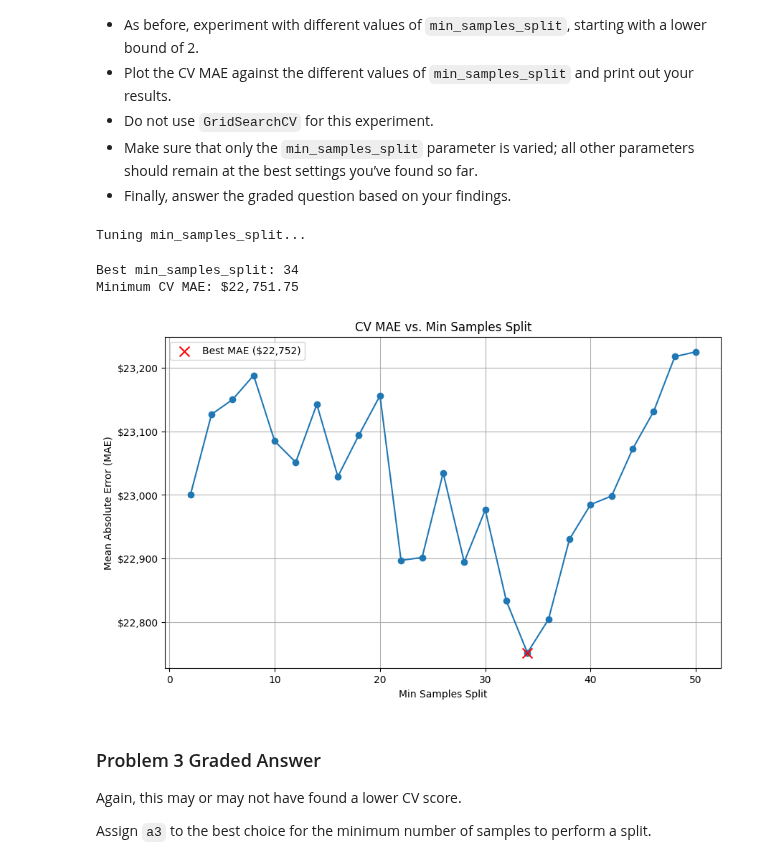
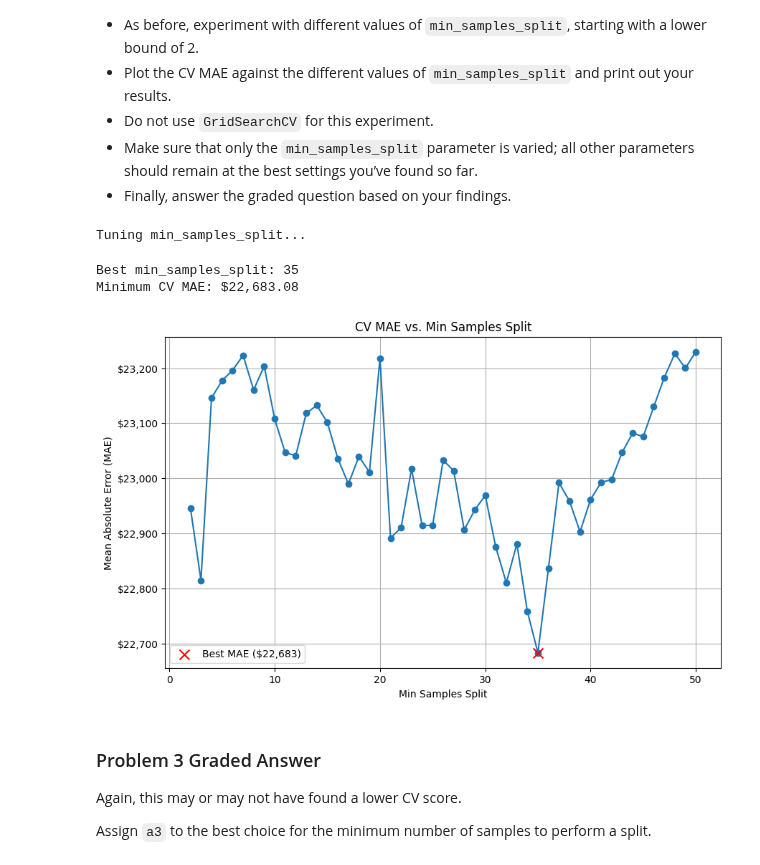
Before and after one commit to waysnyder/Module-3-Assignments, a Jupyter notebook: Homework_06.ipynb, the cells around one changed output. Saved outputs shown, nothing was run; the diff lists cells and outputs as text; code cells hidden in the pictures.

```diff
--- a/Homework_06.ipynb
+++ b/Homework_06.ipynb
@@ -333,7 +333,7 @@ After generating your plot and results, provide your answer for the graded quest
 
 # Define the parameter name and the list of values to test.
 param_leaf = 'max_leaf_nodes'
-leaf_nodes_range = np.arange(10, 201, 10) # Test from 10 to 200 with a step of 10.
+leaf_nodes_range = np.arange(10, 110, 1) # Test from 10 to 110 with a step of 1.
 
 # List to store the results (MAE scores for leaf nodes).
 maes_leaf = []
@@ -415,7 +415,7 @@ Redo 1.B (resulting in None) then see that the original result of 1.C is already
 # Cut and paste the code from the video notebook to plot and find the best max_depth
 
 # The best value for max_leaf_nodes found in 1.C.
-best_leaf_nodes_value = 90
+best_leaf_nodes_value = 95
 
 # Define the parameter name and the list of values to test for max_depth.
 param_combo = 'max_depth'
@@ -594,13 +594,13 @@ In this problem, you will investigate how the min_samples_split parameter affect
 # %%
 # Your code here
 # Best parameters found so far from previous problems.
-best_leaf_nodes_value = 90
+best_leaf_nodes_value = 95
 best_max_features = 60
 
 # Define the parameter name and the list of values to test.
 # The default is 2. We will test values slightly larger than that.
 param = 'min_samples_split'
-parameter_list = np.arange(2, 51, 2) # Test from 2 to 50 with a step of 2.
+parameter_list = np.arange(2, 51, 1) # Test from 2 to 50 with a step of 2.
 
 # List to store the results (MAE scores).
 maes_split = []
@@ -620,36 +620,36 @@ for p_value in tqdm(parameter_list):
 
 # Find the minimum MAE value from the list.
 min_mae_split = min(maes_split)
 
 # Find the index of that minimum value.
 min_index_split = maes_split.index(min_mae_split)
 
 # Create a new, descriptive variable for the best parameter value.
 best_min_samples_split = parameter_list[min_index_split]
 
 print(f"\nBest {param}: {best_min_samples_split}")
 print(f"Minimum CV MAE: ${min_mae_split:,.2f}")
 
 # Visualize the results.
 plt.figure(figsize=(10, 6))
 plt.plot(parameter_list, maes_split, marker='o', linestyle='-')
 plt.title(f'CV MAE vs. {param.replace("_", " ").title()}')
 plt.xlabel(param.replace("_", " ").title())
 plt.ylabel('Mean Absolute Error (MAE)')
 plt.grid(True)
 
 # Mark the point with the lowest MAE.
 plt.scatter(best_min_samples_split, min_mae_split, marker='x', color='red', s=100, zorder=5, label=f'Best MAE (${min_mae_split:,.0f})')
 
 # Format the y-axis labels as dollars.
 plt.gca().yaxis.set_major_formatter(mticker.FuncFormatter(dollar_format))
 plt.legend()
 plt.show()
 # %% [output]
 Tuning min_samples_split...
-Best min_samples_split: 34
-Minimum CV MAE: $22,751.75
+Best min_samples_split: 35
+Minimum CV MAE: $22,683.08
-[figure, old version]
+[figure, new version]
 # %% [markdown]
 ### Problem 3 Graded Answer
 
```
Also changed, not shown: parts of 10 cells of this notebook.
